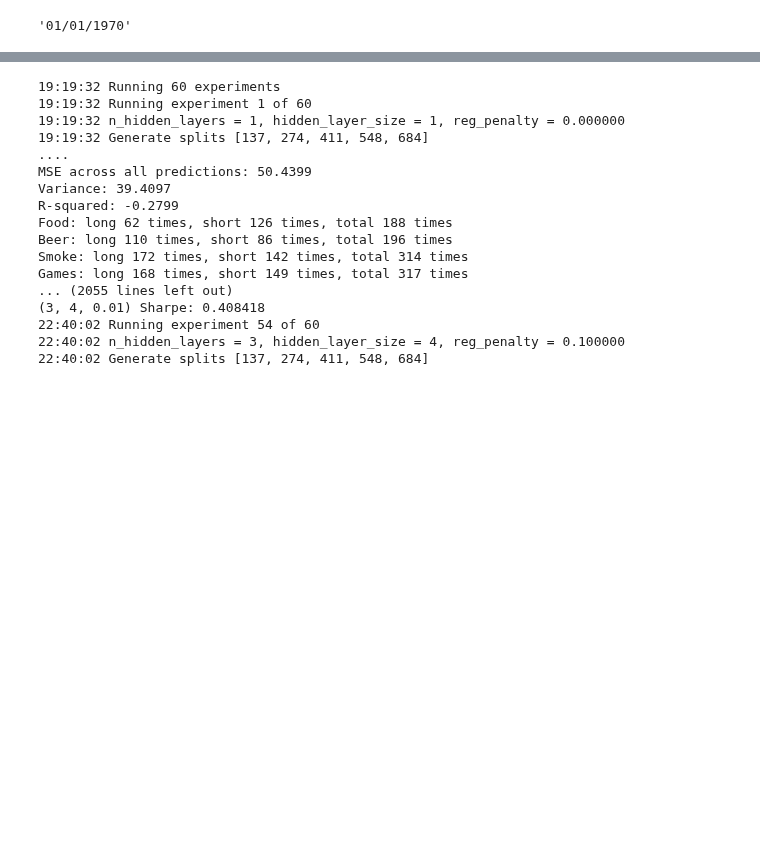
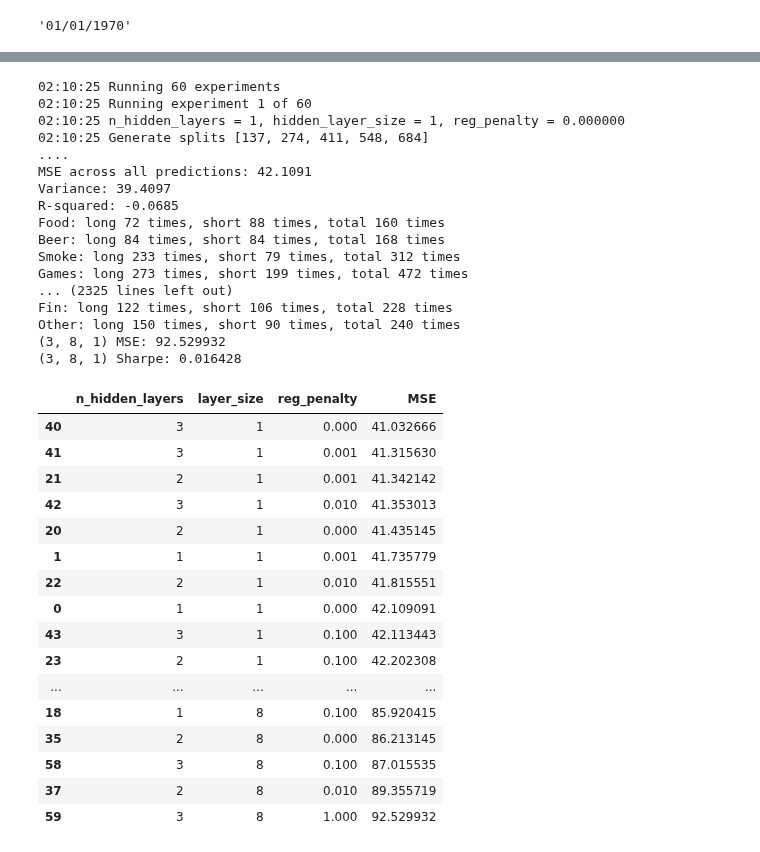
Before and after one commit to druce/Machine-learning-for-financial-market-prediction, a Jupyter notebook: Replicate Paper by Rapach, Strauss, Tu, Zhou-refactor.ipynb, the cells around one changed output, grey strips where cells are left out. Saved outputs shown, nothing was run; the diff lists cells and outputs as text; code cells hidden in the pictures; blank space fills up the shorter version.

```diff
--- a/Replicate Paper by Rapach, Strauss, Tu, Zhou-refactor.ipynb
+++ b/Replicate Paper by Rapach, Strauss, Tu, Zhou-refactor.ipynb
@@ -1006,40 +1011,58 @@ for counter, param_list in enumerate(hyperparameter_combos):
     print("%s n_hidden_layers = %d, hidden_layer_size = %d, reg_penalty = %.6f" %
           (time.strftime("%H:%M:%S"), n_hidden_layers, layer_size, reg_penalty))
 
-    experiment_model = BacktestModel(X, Y, create_model(3,2,1.0), coef_dict_param="all", startindex=FIRST_TRAIN_MONTHS)
+    experiment_model = BacktestModel(X, Y, create_model(n_hidden_layers,layer_size,reg_penalty), coef_dict_param="all", startindex=FIRST_TRAIN_MONTHS)
     score = experiment_model.walkforward_xval(n_splits=5)
     experiments[key] = score
 
     experiment_model.gen_returns(calc_returns, verbose=False)
     retframe = experiment_model.report_returns(start_date=start_date_str, freq='M')
     sharpe = retframe.loc['yearly_sharpe']
-    sharpes[key] = sharpe
+    sharpes[key] = sharpe.values[0]
     print("%s MSE: %f" % (str(key), score))
     print("%s Sharpe: %f" % (str(key), sharpe))
 # %% [output]
-19:19:32 Running 60 experiments
-19:19:32 Running experiment 1 of 60
-19:19:32 n_hidden_layers = 1, hidden_layer_size = 1, reg_penalty = 0.000000
-19:19:32 Generate splits [137, 274, 411, 548, 684]
+02:10:25 Running 60 experiments
+02:10:25 Running experiment 1 of 60
+02:10:25 n_hidden_layers = 1, hidden_layer_size = 1, reg_penalty = 0.000000
+02:10:25 Generate splits [137, 274, 411, 548, 684]
 ....
-MSE across all predictions: 50.4399
+MSE across all predictions: 42.1091
 Variance: 39.4097
-R-squared: -0.2799
-Food: long 62 times, short 126 times, total 188 times
-Beer: long 110 times, short 86 times, total 196 times
-Smoke: long 172 times, short 142 times, total 314 times
-Games: long 168 times, short 149 times, total 317 times
-... (2055 lines left out)
-(3, 4, 0.01) Sharpe: 0.408418
-22:40:02 Running experiment 54 of 60
-22:40:02 n_hidden_layers = 3, hidden_layer_size = 4, reg_penalty = 0.100000
-22:40:02 Generate splits [137, 274, 411, 548, 684]
+R-squared: -0.0685
+Food: long 72 times, short 88 times, total 160 times
+Beer: long 84 times, short 84 times, total 168 times
+Smoke: long 233 times, short 79 times, total 312 times
+Games: long 273 times, short 199 times, total 472 times
+... (2325 lines left out)
+Fin: long 122 times, short 106 times, total 228 times
+Other: long 150 times, short 90 times, total 240 times
+(3, 8, 1) MSE: 92.529932
+(3, 8, 1) Sharpe: 0.016428
 # %%
 # list and chart experiments
 flatlist = [list(l[0]) + [l[1]] for l in experiments.items()]
 
-lossframe = pd.DataFrame(flatlist, columns=["n_hidden_layers", "layer_size", "reg_penalty", "loss"])
+lossframe = pd.DataFrame(flatlist, columns=["n_hidden_layers", "layer_size", "reg_penalty", "MSE"])
 # one row didn't converge properly - messes up plotly scales
 #for i in list(lossframe.loc[lossframe['loss']> 1000].index):
 #    lossframe.at[i, 'loss'] = 100
-lossframe.sort_values(['loss'])
+lossframe.sort_values(['MSE'])
+# %% [output]
+|  | n_hidden_layers | layer_size | reg_penalty | MSE |
+| 40 | 3 | 1 | 0.000 | 41.032666 |
+| 41 | 3 | 1 | 0.001 | 41.315630 |
+| 21 | 2 | 1 | 0.001 | 41.342142 |
+| 42 | 3 | 1 | 0.010 | 41.353013 |
+| 20 | 2 | 1 | 0.000 | 41.435145 |
+| 1 | 1 | 1 | 0.001 | 41.735779 |
+| 22 | 2 | 1 | 0.010 | 41.815551 |
+| 0 | 1 | 1 | 0.000 | 42.109091 |
+| 43 | 3 | 1 | 0.100 | 42.113443 |
+| 23 | 2 | 1 | 0.100 | 42.202308 |
+| ... | ... | ... | ... | ... |
+| 18 | 1 | 8 | 0.100 | 85.920415 |
+| 35 | 2 | 8 | 0.000 | 86.213145 |
+| 58 | 3 | 8 | 0.100 | 87.015535 |
+| 37 | 2 | 8 | 0.010 | 89.355719 |
+| 59 | 3 | 8 | 1.000 | 92.529932 |
```
Also changed, not shown: parts of 20 cells of this notebook.
